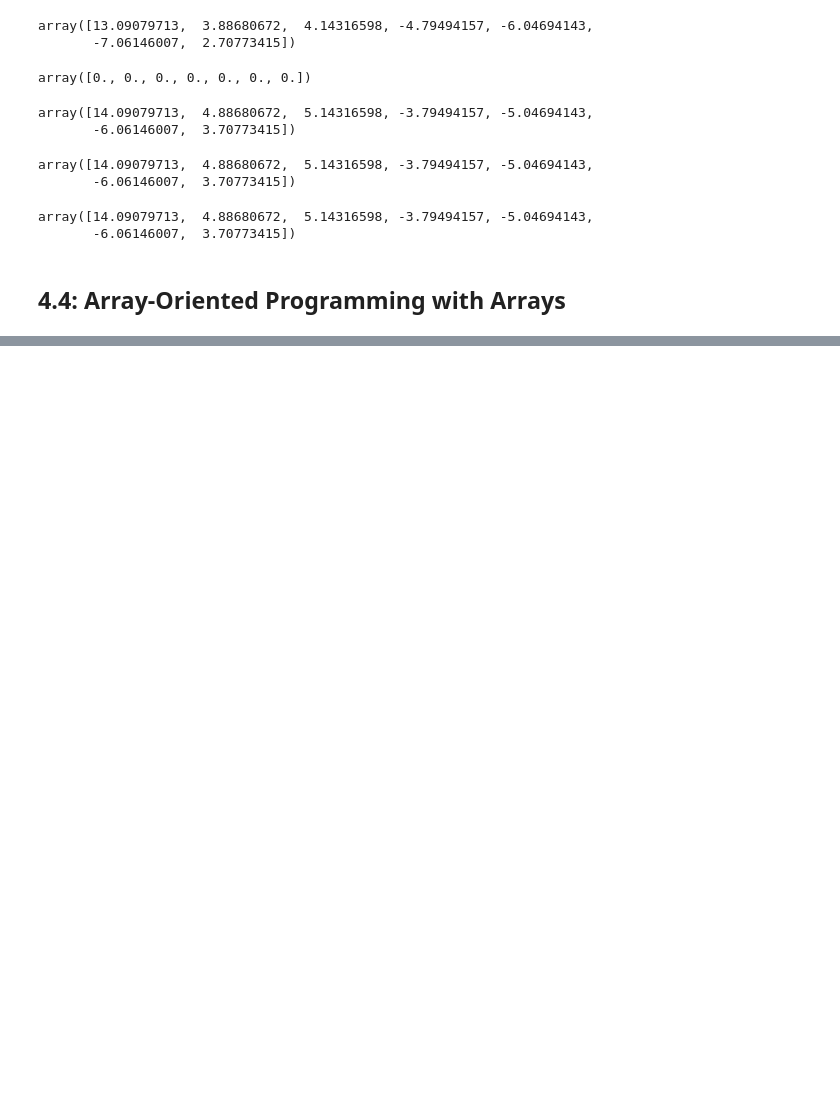
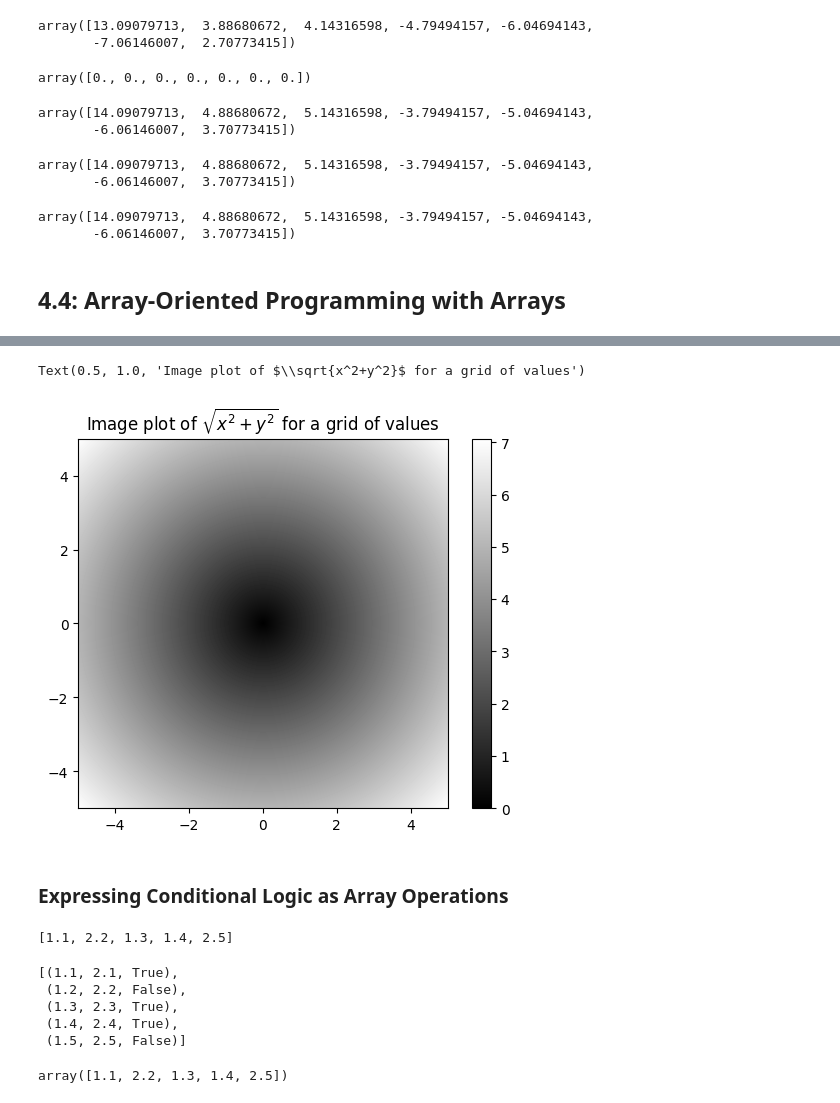
Before and after one commit to karimhbadr1/pydata-book, a Jupyter notebook: Karim/Ch4/Chapter4.ipynb, the cells around one changed output, grey strips where cells are left out. Cells and saved outputs as stored; diff of their text form; code cells hidden in the pictures; blank space fills up the shorter version.

```diff
--- a/Karim/Ch4/Chapter4.ipynb
+++ b/Karim/Ch4/Chapter4.ipynb
@@ -904,0 +907,3 @@ array([14.09079713,  4.88680672,  5.14316598, -3.79494157, -5.04694143,
+# %%
+points=np.arange(-5,5,0.01)
+points
@@ -904,0 +1016,2 @@ array([14.09079713,  4.88680672,  5.14316598, -3.79494157, -5.04694143,
+# %%
+xs,ys=np.meshgrid(points,points)
@@ -904,0 +1038,3 @@ array([14.09079713,  4.88680672,  5.14316598, -3.79494157, -5.04694143,
+# %%
+z=np.sqrt(xs**2+ys**2)
+z
@@ -904,0 +1057,9 @@ array([14.09079713,  4.88680672,  5.14316598, -3.79494157, -5.04694143,
+# %%
+plt.imshow(z,cmap=plt.cm.gray,extent=[-5,5,-5,5])
+plt.colorbar()
+plt.title("Image plot of $\\sqrt{x^2+y^2}$ for a grid of values")
+# %% [output]
+Text(0.5, 1.0, 'Image plot of $\\sqrt{x^2+y^2}$ for a grid of values')
+[figure, added]
+# %% [markdown]
+### Expressing Conditional Logic as Array Operations
@@ -904,0 +1070,18 @@ array([14.09079713,  4.88680672,  5.14316598, -3.79494157, -5.04694143,
+# %%
+result=[(x if c else y) for x,y,c in zip(xarr,yarr,cond)]
+result
+# %% [output]
+[1.1, 2.2, 1.3, 1.4, 2.5]
+# %%
+list(zip(xarr,yarr,cond))
+# %% [output]
+[(1.1, 2.1, True),
+ (1.2, 2.2, False),
+ (1.3, 2.3, True),
+ (1.4, 2.4, True),
+ (1.5, 2.5, False)]
+# %%
+result=np.where(cond,xarr,yarr)
+result
+# %% [output]
+array([1.1, 2.2, 1.3, 1.4, 2.5])
```
Also changed, not shown: parts of 19 cells of this notebook.
